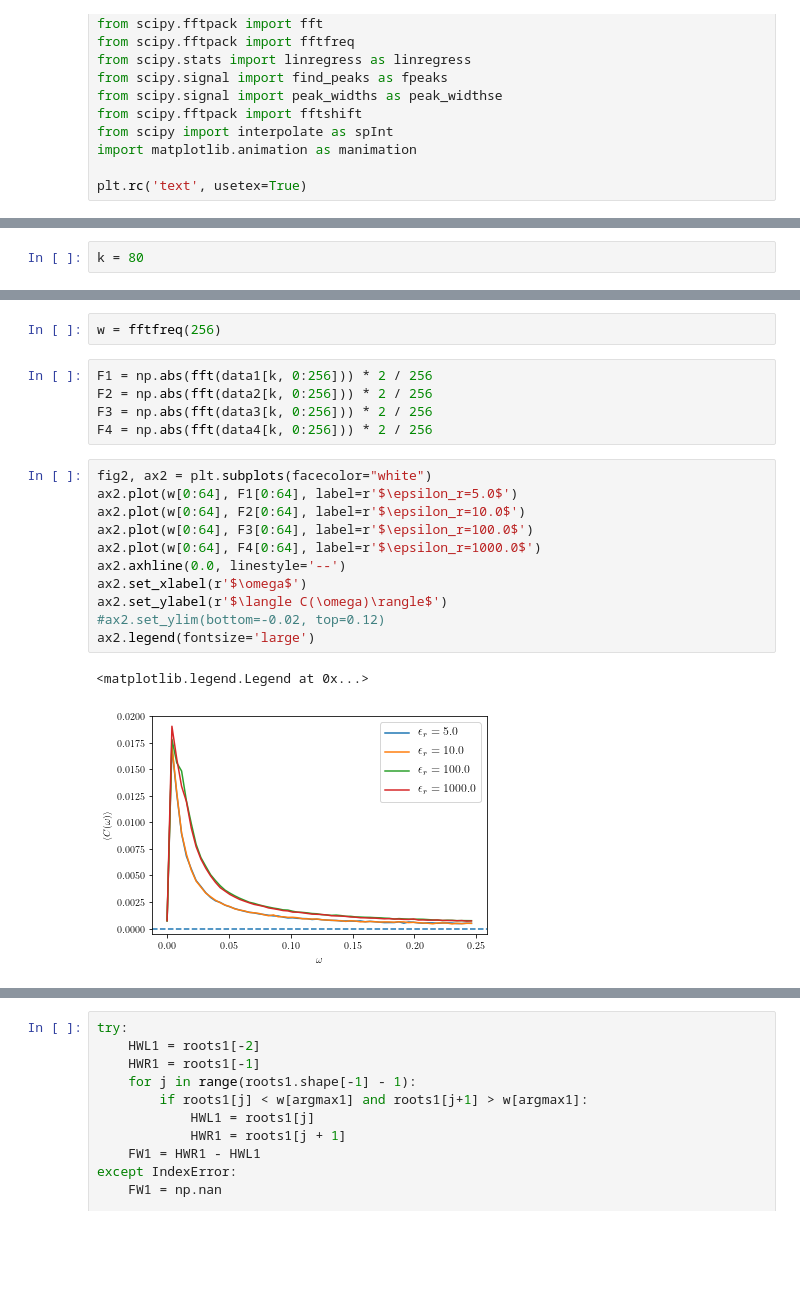
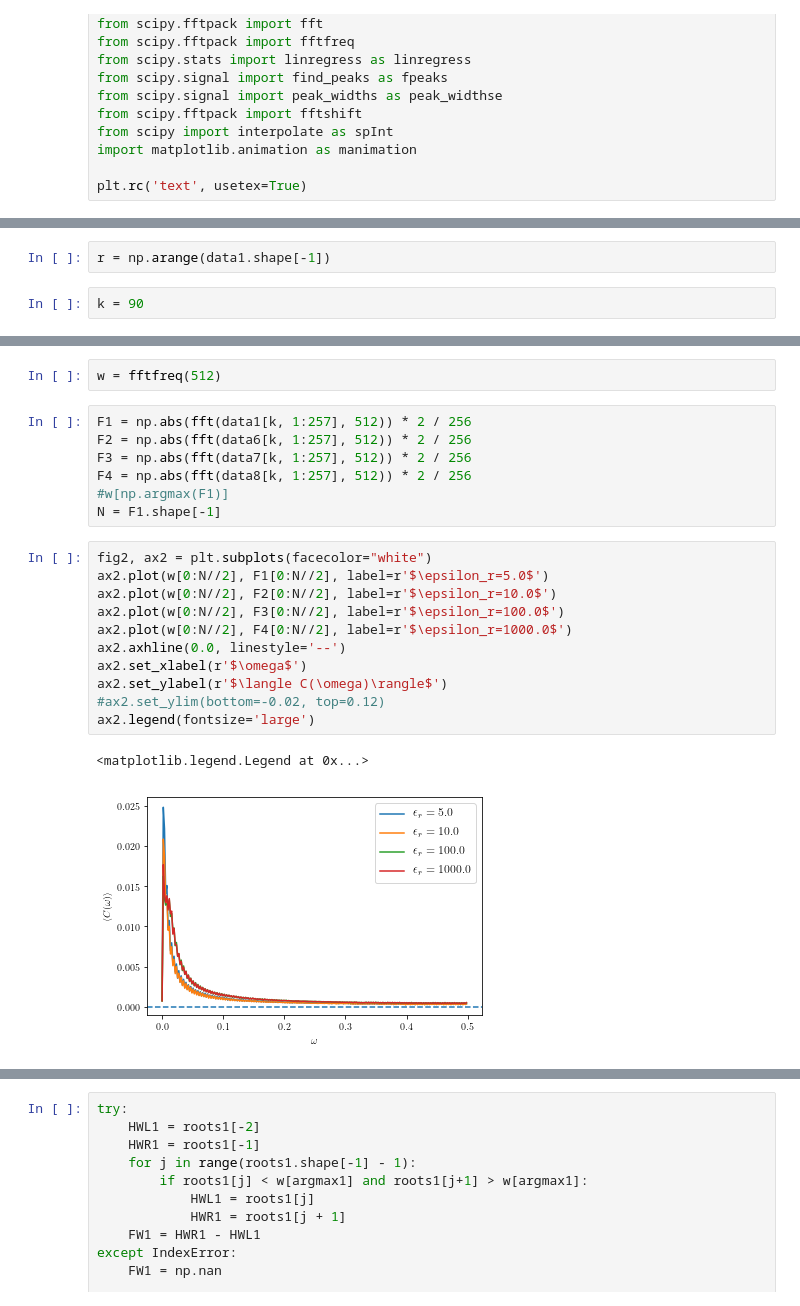
Before and after one commit to mlazarn/Summer18Research, a Jupyter notebook: MonteCarloSim/Untitled6.ipynb, the cells around one changed output, grey strips where cells are left out. Saved outputs shown, nothing was run; the diff lists cells and outputs as text; blank space fills up the shorter version.

```diff
--- a/MonteCarloSim/Untitled6.ipynb
+++ b/MonteCarloSim/Untitled6.ipynb
@@ -28,5 +30,7 @@ r = range(511)
+# %%
+r = np.arange(data1.shape[-1])
 # %%
-k = 80
+k = 90
 # %%
 #data1[k, 0] = np.nan
 #data2[k, 0] = np.nan
@@ -49,22 +67,24 @@ ax1.legend(fontsize='large')
 # %%
-w = fftfreq(256)
+w = fftfreq(512)
 # %%
-F1 = np.abs(fft(data1[k, 0:256])) * 2 / 256
-F2 = np.abs(fft(data2[k, 0:256])) * 2 / 256
-F3 = np.abs(fft(data3[k, 0:256])) * 2 / 256
-F4 = np.abs(fft(data4[k, 0:256])) * 2 / 256
+F1 = np.abs(fft(data1[k, 1:257], 512)) * 2 / 256
+F2 = np.abs(fft(data6[k, 1:257], 512)) * 2 / 256
+F3 = np.abs(fft(data7[k, 1:257], 512)) * 2 / 256
+F4 = np.abs(fft(data8[k, 1:257], 512)) * 2 / 256
+#w[np.argmax(F1)]
+N = F1.shape[-1]
 # %%
 fig2, ax2 = plt.subplots(facecolor="white")
-ax2.plot(w[0:64], F1[0:64], label=r'$\epsilon_r=5.0$')
-ax2.plot(w[0:64], F2[0:64], label=r'$\epsilon_r=10.0$')
-ax2.plot(w[0:64], F3[0:64], label=r'$\epsilon_r=100.0$')
-ax2.plot(w[0:64], F4[0:64], label=r'$\epsilon_r=1000.0$')
+ax2.plot(w[0:N//2], F1[0:N//2], label=r'$\epsilon_r=5.0$')
+ax2.plot(w[0:N//2], F2[0:N//2], label=r'$\epsilon_r=10.0$')
+ax2.plot(w[0:N//2], F3[0:N//2], label=r'$\epsilon_r=100.0$')
+ax2.plot(w[0:N//2], F4[0:N//2], label=r'$\epsilon_r=1000.0$')
 ax2.axhline(0.0, linestyle='--')
 ax2.set_xlabel(r'$\omega$')
 ax2.set_ylabel(r'$\langle C(\omega)\rangle$')
 #ax2.set_ylim(bottom=-0.02, top=0.12)
 ax2.legend(fontsize='large')
 # %% [output]
 <matplotlib.legend.Legend at 0x...>
-[figure, old version]
+[figure, new version]
 # %%
```
Also changed, not shown: parts of 9 cells of this notebook, 5 other files.
